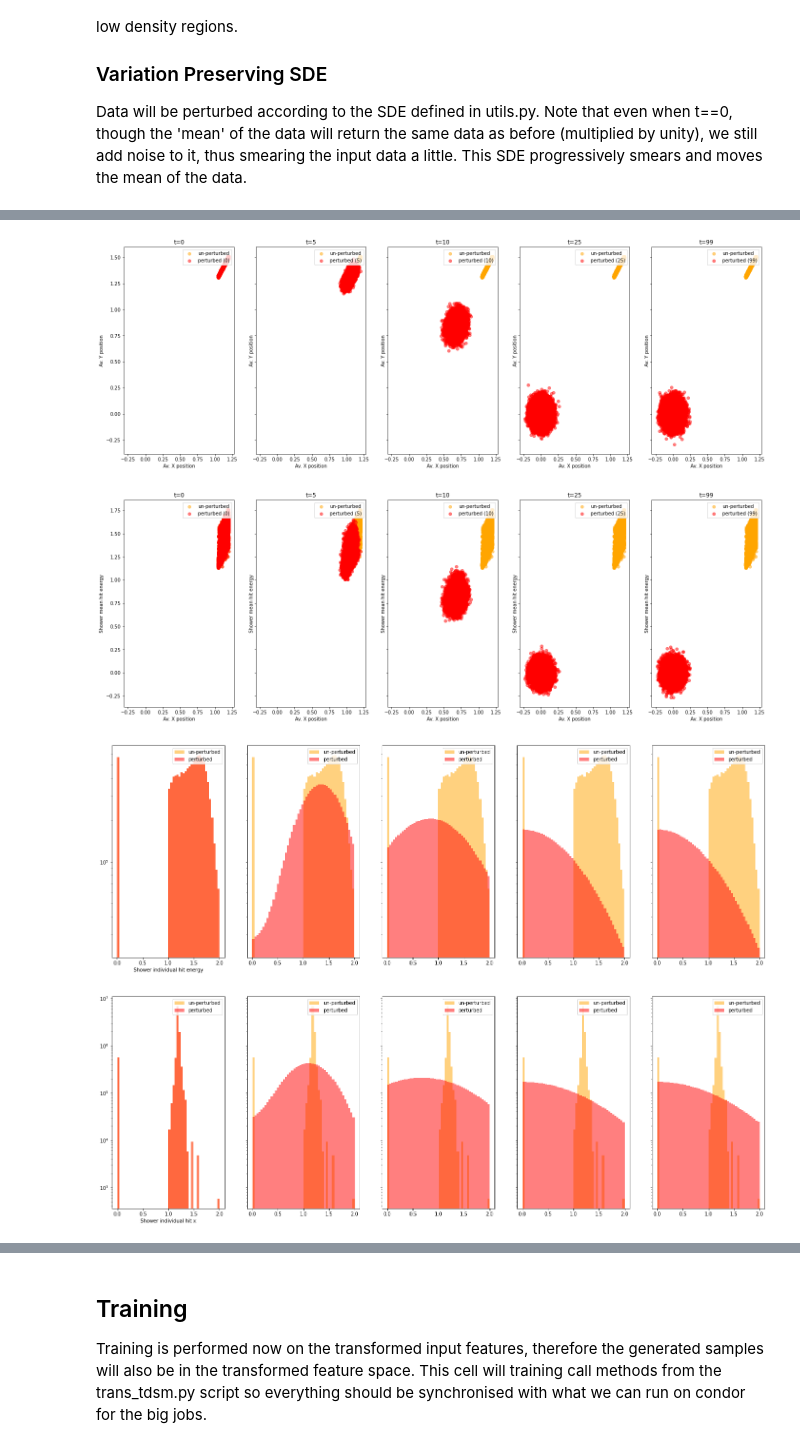
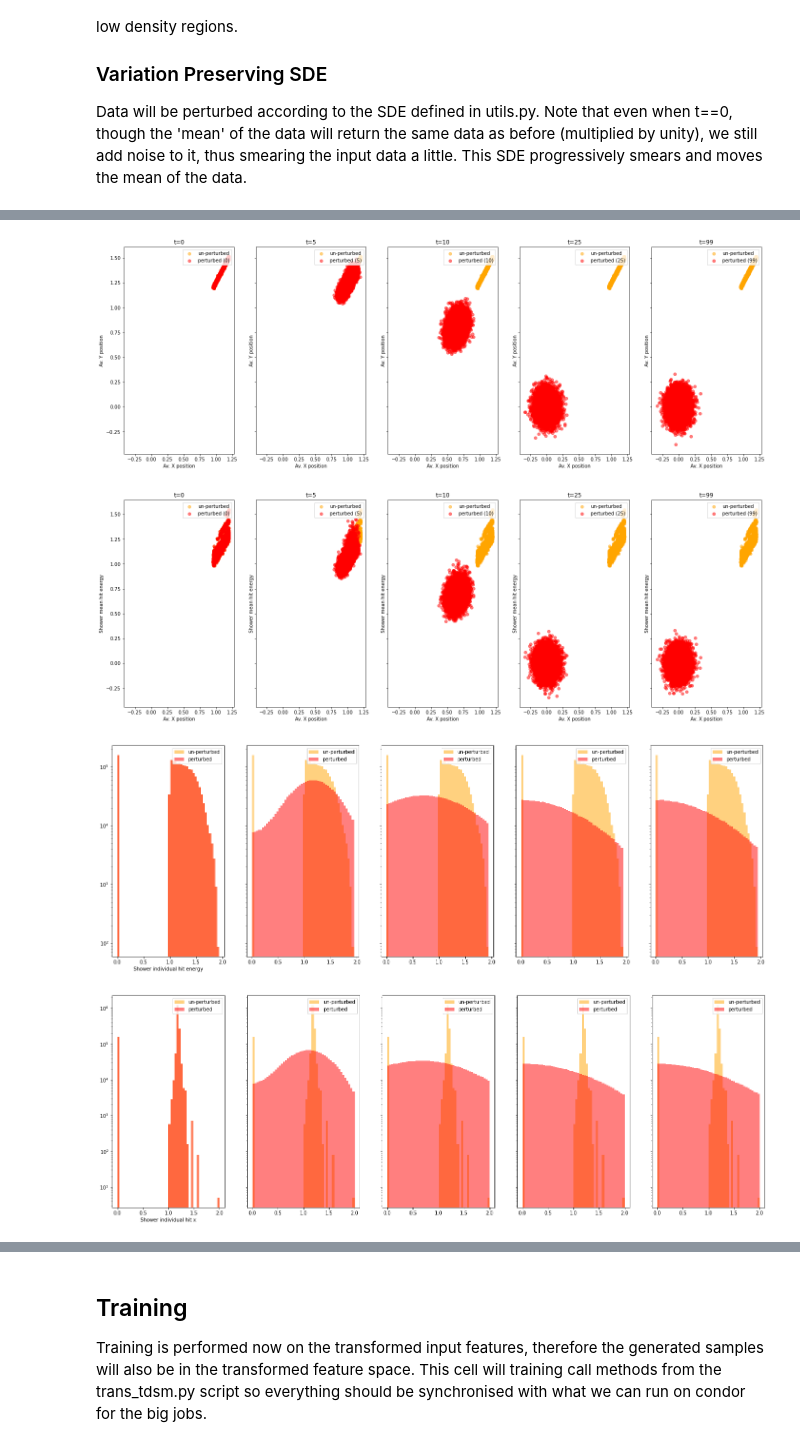
Before and after one commit to vincentchen566/tdsm_encoder, a Jupyter notebook: tdsm_encoder.ipynb, the cells around one changed output, grey strips where cells are left out. Cells and saved outputs as stored; diff of their text form; code cells hidden in the pictures.

```diff
--- a/tdsm_encoder.ipynb
+++ b/tdsm_encoder.ipynb
@@ -23,16 +39,15 @@ import util.dataset_structure, util.display, util.model
 import tqdm
 from pickle import load
 from IPython import display
-
+import wandb
 device = 'cuda' if torch.cuda.is_available() else 'cpu'
 
 # Set the value used to pad events in pad_events.py
 padding_value = 0.0
 
 dataset = "dataset_1_photons_padded_nentry"
-#dataset_store_path = "/eos/user/j/jthomasw/tdsm_encoder/datasets/minmax_transformer/"
-dataset_store_path = "/eos/user/j/jthomasw/tdsm_encoder/datasets/test_3/"
-#dataset_store_path = "/eos/user/j/jthomasw/tdsm_encoder/datasets/power_transformer/"
+#dataset_store_path = "/eos/user/j/jthomasw/tdsm_encoder/datasets/test_4/"
+dataset_store_path = "/eos/user/j/jthomasw/tdsm_encoder/datasets/smeared_padding/"
 transform = None
 transform_y = None
 mask = True
@@ -79,8 +94,8 @@ print('Working directory: ', workingdir)
 
 files_list_ = []
 for filename in os.listdir(dataset_store_path):
-    #if fnmatch.fnmatch(filename, dataset + '12*.pt') or fnmatch.fnmatch(filename, dataset + '21*.pt') or fnmatch.fnmatch(filename, dataset + '30*.pt'):
-    if fnmatch.fnmatch(filename, dataset + '1*.pt'):
+    #if fnmatch.fnmatch(filename, dataset + '12*.pt') or fnmatch.fnmatch(filename, dataset + '27*.pt') or fnmatch.fnmatch(filename, dataset + '36*.pt'):
+    if fnmatch.fnmatch(filename, dataset + '12*.pt'):
         files_list_.append(os.path.join(dataset_store_path, filename))
 print(files_list_)
 
@@ -471,16 +487,10 @@ for filename in files_list_:
         incident_energies = incident_energies.cpu().numpy().copy()
 
         # Generate padding mask for padded entries
-        # Inverse mask to ignore for when 0-padded hits should be ignored
-        output_mask = (shower_data[:,:,0]!= padding_value).type(torch.int)
-        output_mask = output_mask.unsqueeze(-1)
-        output_mask = output_mask.expand(output_mask.size()[0], output_mask.size()[1],4)
         mask = ~(shower_data[:,:,0] == padding_value)
         mask = mask.cpu().numpy().copy()
         diffusion_step_=0
         for time_step in time_steps:
-            #if diffusion_step_%10 == 0 and i == 0:
-            #    print(f'diffusion_step_: {diffusion_step_} time: {time_step}')
 
             if type(shower_data).__module__ == np.__name__:
                 shower_data = torch.from_numpy(shower_data).to(device)
@@ -502,17 +512,17 @@ for filename in files_list_:
             # One shower at a time
             for j in range(0,len(shower_data)):
                 # Original data
-                original_valid = original_data[j]#[mask[j]]
+                original_valid = original_data[j]
                 mean_original_e = np.mean(original_valid[:,0])
                 av_original_x = np.mean(original_valid[:,1])
                 av_original_y = np.mean(original_valid[:,2])
                 # Data perturbed by SDE
-                valid_hits = shower_data[j]#[mask[j]]
+                valid_hits = shower_data[j]
                 mean_hit_e_ = np.mean(valid_hits[:,0])
                 av_hit_x_ = np.mean(valid_hits[:,1])
                 av_hit_y_ = np.mean(valid_hits[:,2])
 
-                valid_std_z_ = std_z_[j][mask[j]]
+                valid_std_z_ = std_z_[j][mask[j]]# Try removing the mask here
                 mean_valid_e_std_z_.append(torch.mean(valid_std_z_[:,0]).cpu().item())
                 mean_valid_x_std_z_.append(torch.mean(valid_std_z_[:,1]).cpu().item())
                 mean_valid_y_std_z_.append(torch.mean(valid_std_z_[:,2]).cpu().item())
@@ -736,4 +745,4 @@ save_name: Showerindividualhity_perurbation_1D.png
-[figure, old version]
+[figure, new version]
-[figure, old version]
+[figure, new version]
-[figure, old version]
+[figure, new version]
-[figure, old version]
+[figure, new version]
```
Also changed, not shown: parts of 10 cells of this notebook, 3 other files.
